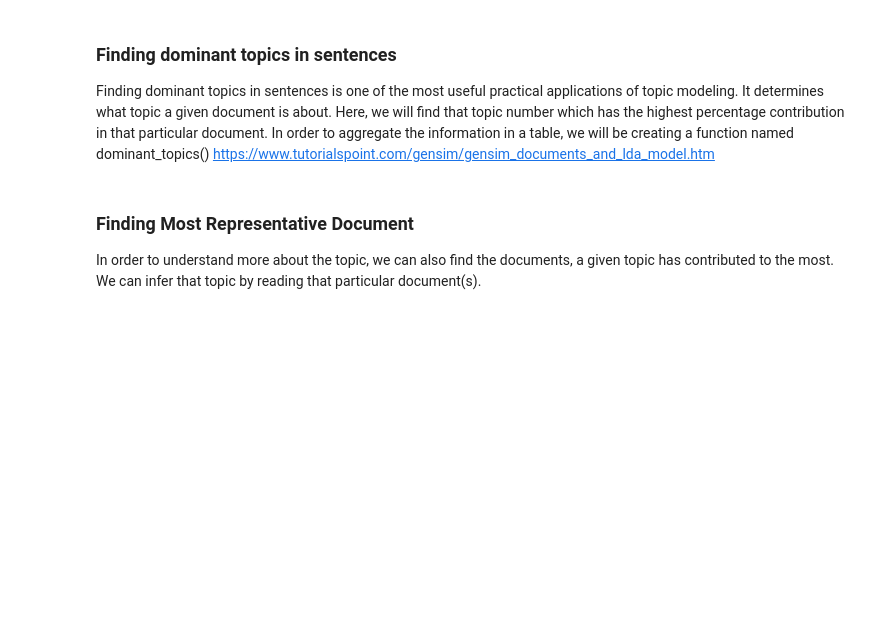
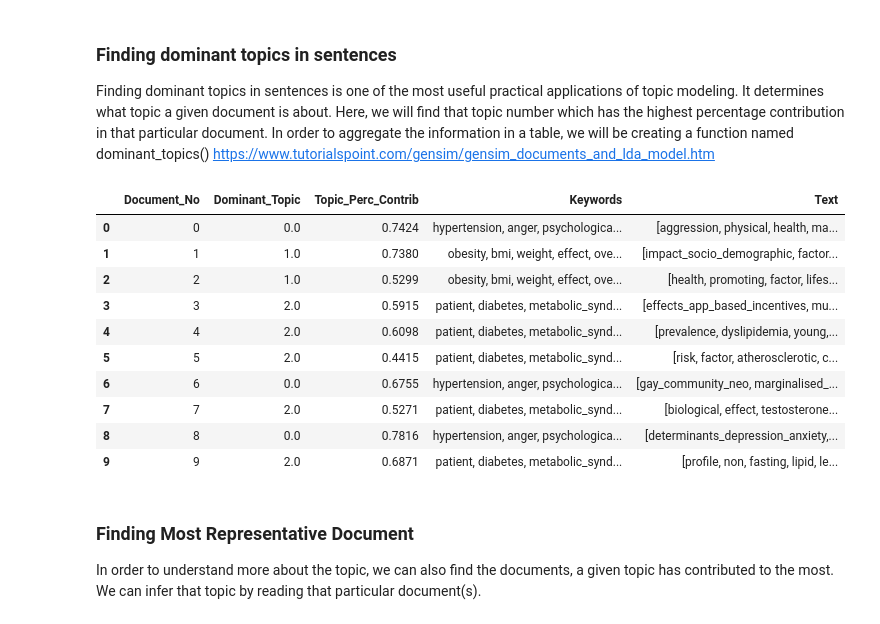
Before and after one commit to kglibrarian/keyword_extraction_topic_modeling, a Jupyter notebook: practice_gensim_LDA_topic_modeling.ipynb, the cells around one changed output. Drawn from its saved outputs; the diff is of its cells as text; code cells hidden in the pictures; blank space fills up the shorter version.

```diff
--- a/practice_gensim_LDA_topic_modeling.ipynb
+++ b/practice_gensim_LDA_topic_modeling.ipynb
@@ -433,0 +558,14 @@ print(texts_out[1])
+# %%
+# Convert the "lemmatize" column in dataframe to a list to provide to the get_gensim_corpus_dictionary() function
+
+def convert_lemmatize_to_list(final_df):
+
+    texts_out = final_df['lemmatize'].tolist()
+
+    return texts_out
+
+texts_out = convert_lemmatize_to_list(final_df)
+print(type(texts_out))
+# print(texts_out)
+# print(texts_out[1])
+print(type(texts_out[1]))
@@ -433,0 +575,7 @@ print(texts_out[1])
+# %%
+## Make sure the output is a list of lists, not a LIST of lists of lists...which is what it was...
+texts_out_2 = [item for sublist in texts_out for item in sublist]
+print (type(texts_out_2))
+print(texts_out_2[1])
+print("----------------------------------------")
+print(texts_out_2[2])
@@ -438,12 +591,9 @@ print(texts_out[1])
 ##Code from: https://notebook.community/ethen8181/machine-learning/clustering/topic_model/LDA
 
 def get_gensim_corpus_dictionary(data):
-    ##If content is not yet a list, make it a list and build the id2word dictionary and the corpus (map the word to id)
-    ##texts = text_df['content'].apply(lambda x: x.split(' ')).tolist()
-    ##print(texts)
 
-    ##Build the id2word dictionary and the corpus
-    ##The dictionary associates each word in the corpus with a unique integer ID
+    ## Build the id2word dictionary and the corpus
+    ## The dictionary associates each word in the corpus with a unique integer ID
     dictionary = corpora.Dictionary(data)
     print('Number of unique tokens: ', len(dictionary))
 
@@ -480,4 +630,4 @@ def get_gensim_corpus_dictionary(data):
 
 
 
-bow_corpus, dictionary = get_gensim_corpus_dictionary(texts_out)
+bow_corpus, dictionary = get_gensim_corpus_dictionary(texts_out_2)
@@ -616,7 +856,7 @@ def coherence_values_computation(dictionary, corpus, texts, limit, start, step):
 
 model_list, coherence_values = coherence_values_computation (dictionary=dictionary,
                                                              corpus=bow_corpus,
-                                                             texts=texts_out,
+                                                             texts=texts_out_2,
                                                              start=1,
                                                              limit=50,
                                                              step=2)
@@ -654,38 +931,50 @@ pprint(optimal_model.print_topics(num_words=10))
 Finding dominant topics in sentences is one of the most useful practical applications of topic modeling. It determines what topic a given document is about. Here, we will find that topic number which has the highest percentage contribution in that particular document. In order to aggregate the information in a table, we will be creating a function named dominant_topics()
 <https://www.tutorialspoint.com/gensim/gensim_documents_and_lda_model.htm>
 # %%
-def format_topics_sentences(ldamodel=topic_model, corpus=bow_corpus, texts=texts_out):
+def format_topics_sentences(ldamodel=topic_model, corpus=bow_corpus, texts=texts_out_2):
     ## Init output
     sent_topics_df = pd.DataFrame()
 
     ## Next, we will get the main topics in every document −
     for i, row in enumerate(ldamodel[corpus]):
         row = sorted(row, key=lambda x: (x[1]), reverse=True)
 
         ## Get the Dominant topic, Perc Contribution and Keywords for each document
         for j, (topic_num, prop_topic) in enumerate(row):
             if j == 0:  # => dominant topic
                 wp = ldamodel.show_topic(topic_num)
                 topic_keywords = ", ".join([word for word, prop in wp])
                 sent_topics_df = sent_topics_df.append(pd.Series([int(topic_num), round(prop_topic,4), topic_keywords]), ignore_index=True)
             else:
                 break
     sent_topics_df.columns = ['Dominant_Topic', 'Perc_Contribution', 'Topic_Keywords']
 
     # Add original text to the end of the output
     contents = pd.Series(texts)
     sent_topics_df = pd.concat([sent_topics_df, contents], axis=1)
     return(sent_topics_df)
 
 
-df_topic_sents_keywords = format_topics_sentences(ldamodel=optimal_model, corpus=bow_corpus, texts=texts_out)
+df_topic_sents_keywords = format_topics_sentences(ldamodel=optimal_model, corpus=bow_corpus, texts=texts_out_2)
 
 # Format
 df_dominant_topic = df_topic_sents_keywords.reset_index()
 df_dominant_topic.columns = ['Document_No', 'Dominant_Topic', 'Topic_Perc_Contrib', 'Keywords', 'Text']
 
 # Show
 df_dominant_topic.head(10)
+# %% [output]
+|  | Document_No | Dominant_Topic | Topic_Perc_Contrib | Keywords | Text |
+| 0 | 0 | 0.0 | 0.7424 | hypertension, anger, psychologica... | [aggression, physical, health, ma... |
+| 1 | 1 | 1.0 | 0.7380 | obesity, bmi, weight, effect, ove... | [impact_socio_demographic, factor... |
+| 2 | 2 | 1.0 | 0.5299 | obesity, bmi, weight, effect, ove... | [health, promoting, factor, lifes... |
+| 3 | 3 | 2.0 | 0.5915 | patient, diabetes, metabolic_synd... | [effects_app_based_incentives, mu... |
+| 4 | 4 | 2.0 | 0.6098 | patient, diabetes, metabolic_synd... | [prevalence, dyslipidemia, young,... |
+| 5 | 5 | 2.0 | 0.4415 | patient, diabetes, metabolic_synd... | [risk, factor, atherosclerotic, c... |
+| 6 | 6 | 0.0 | 0.6755 | hypertension, anger, psychologica... | [gay_community_neo, marginalised_... |
+| 7 | 7 | 2.0 | 0.5271 | patient, diabetes, metabolic_synd... | [biological, effect, testosterone... |
+| 8 | 8 | 0.0 | 0.7816 | hypertension, anger, psychologica... | [determinants_depression_anxiety,... |
+| 9 | 9 | 2.0 | 0.6871 | patient, diabetes, metabolic_synd... | [profile, non, fasting, lipid, le... |
 # %% [markdown]
 ### Finding Most Representative Document
 In order to understand more about the topic, we can also find the documents, a given topic has contributed to the most. We can infer that topic by reading that particular document(s).
```
Also changed, not shown: parts of 38 cells of this notebook.
